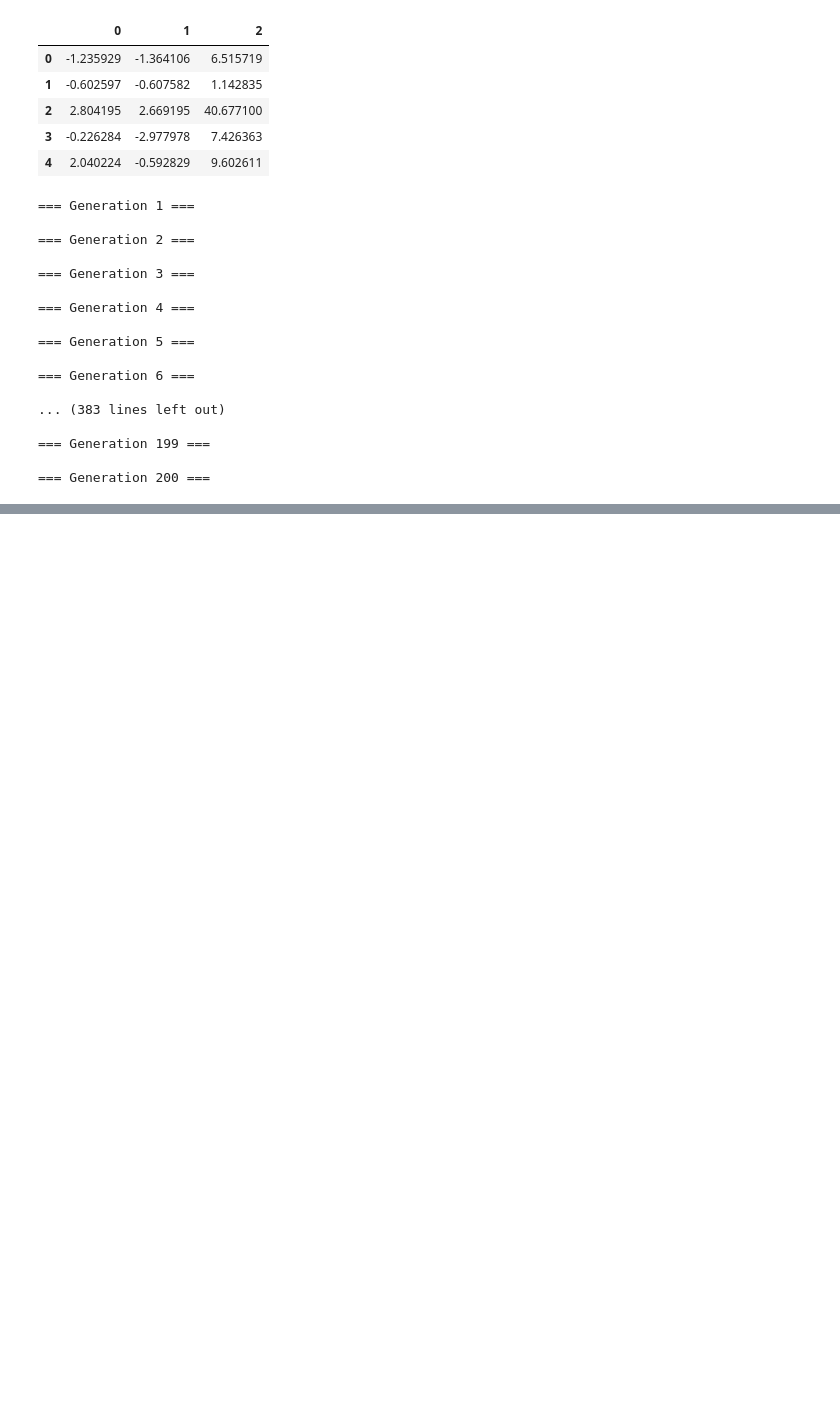
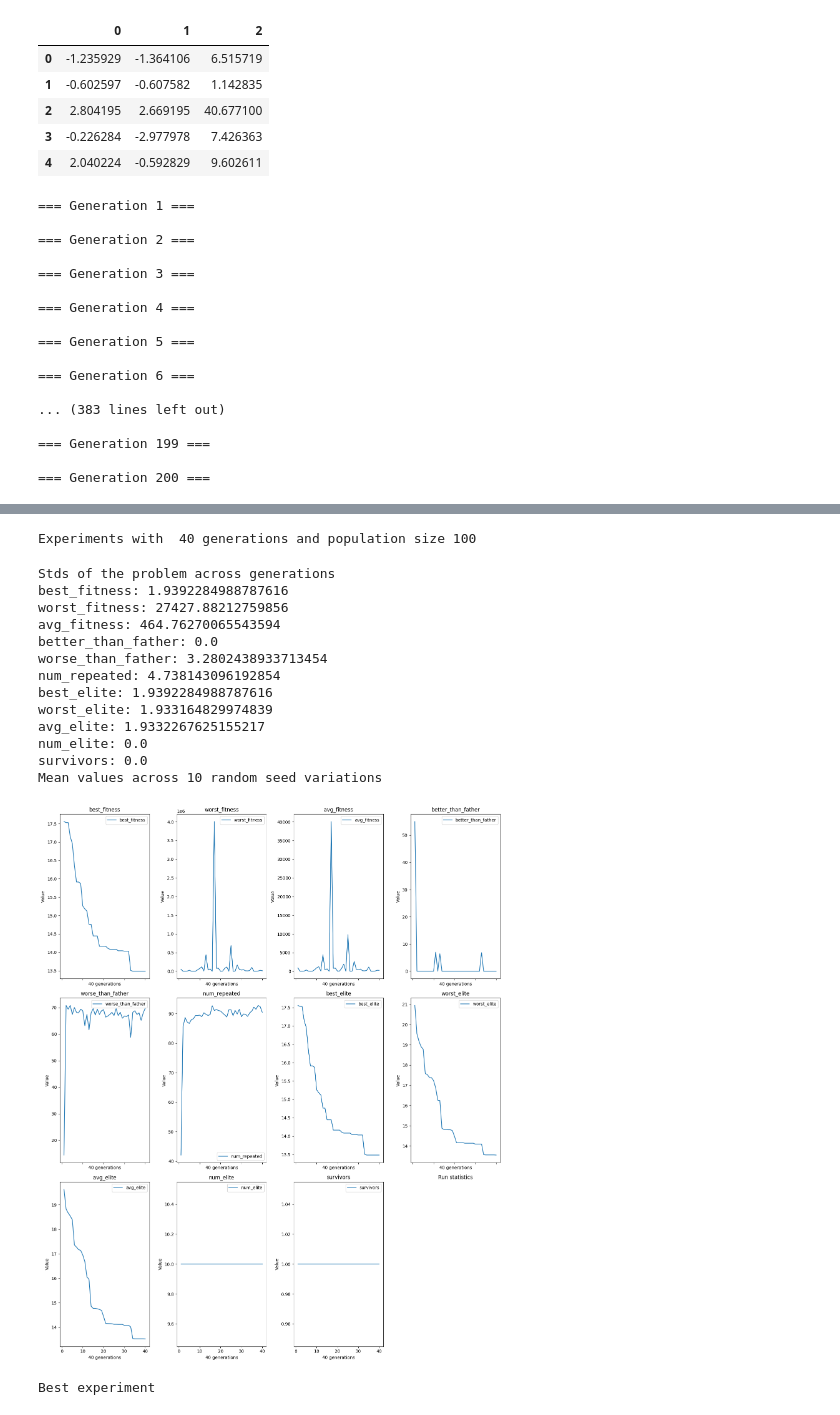
Before and after one commit to diogoneiss/Structured-Grammar-Evolution-in-Numba, a Jupyter notebook: tp1.ipynb, the cells around one changed output, grey strips where cells are left out. Cells and saved outputs as stored; diff of their text form; code cells hidden in the pictures; blank space fills up the shorter version.

```diff
--- a/tp1.ipynb
+++ b/tp1.ipynb
@@ -98,10 +180,16 @@ def median_absolute_deviation(data):
 
 test_file = "synth1/synth1-test.csv"
 
-def selection_lexicase_wrapper(gnotype_list, grammar, NODE_TYPE, GENOTYPE_TYPE):
+def selection_lexicase_wrapper(gnotype_list, grammar, NODE_TYPE, GENOTYPE_TYPE, tournament_size=2):
     df_test = pd.read_csv(test_file, header=None)
     variable_values_test, y_values_test = parse_df(df_test)
-    return selection_epsilon_lexicase(gnotype_list, variable_values_test, y_values_test, grammar, NODE_TYPE, GENOTYPE_TYPE)
+    expected_selection = np.ceil(len(gnotype_list) / tournament_size)
+    solutions = set()
+    while (len(solutions) < expected_selection):
+        solutions.add(selection_epsilon_lexicase(gnotype_list, variable_values_test, y_values_test, grammar, NODE_TYPE, GENOTYPE_TYPE))
+        print(f"Current {len(solutions)} elements selected.")
+        print(solutions)
+    return solutions
 @njit
 def get_random_indices(num_cases):
     # Generate a list of indices
@@ -166,12 +254,12 @@ def selection_epsilon_lexicase(genotype_list, variables_values_test, y_values_te
         #for idx, candidate in enumerate(candidates):
         #    if current_case_fitness[idx] <= best_fitness + epsilon:
         #        candidates.append(candidate)
-    if len(candidates) > 1:
-        picked_index = random_int(0, len(candidates) - 1)
-        return candidates[picked_index]
-    else:
-        return candidates[0]
-
+    #if len(candidates) > 1:
+    #    picked_index = random_int(0, len(candidates) - 1)
+    #    return candidates[picked_index]
+    #else:
+    #    return candidates[0]
+    return candidates
 
 def next_generation(genotype_list,
                     grammar: dict,
@@ -545,36 +637,54 @@ def run_random_variations(train_filename, run_parameters, base_seed=0):
 
         # get the best fitness from the last generation
         best_fitness_current = stats[-1, 0]
         if best_fitness_current < best_fitness_value:
             best_fitness_value = best_fitness_current
             best_fitness_experiment = i
 
 
-    aggregate = np.mean(stats_list, axis=0)
+    mean_stats = np.mean(stats_list, axis=0)
 
-    stds_problem = np.std(stats_list, axis=0)
+    stds_across_stats = np.std(stats_list, axis=0)
 
     print("Stds of the problem across generations")
     for i in range(len(index_to_variable_name)):
-        print(f"{index_to_variable_name[i]}: {stds_problem[-1, i]}")
+        print(f"{index_to_variable_name[i]}: {stds_across_stats[-1, i]}")
 
 
     print(f"Mean values across {random_iterations} random seed variations")
-    plot_stats(aggregate, index_to_variable_name)
+    plot_stats(mean_stats, index_to_variable_name)
     print("Best experiment")
     plot_stats(stats_list[best_fitness_experiment], index_to_variable_name)
 
-    return aggregate,stats_list[best_fitness_experiment],  final_genotypes_list[best_fitness_experiment], final_used_grammar
+    return mean_stats, stats_list[best_fitness_experiment],  final_genotypes_list[best_fitness_experiment], stds_across_stats, final_used_grammar
 
 
 
 run_parameters = {
     "generations": 40,
     "population_size": 100,
     "max_depth": 5,
     "p_mutation": 0.2,
     "p_crossover": 0.6,
     "elite_percentage": 0.1,
     "tournament_size": 2
 }
-agg, best_gen_stats, best_genotypes, grammar = run_random_variations("synth1/synth1-train.csv", run_parameters, 0)
+
+agg, best_gen_stats, best_genotypes, stds, grammar = run_random_variations("synth1/synth1-train.csv", run_parameters, 0)
+# %% [output]
+Experiments with  40 generations and population size 100
+Stds of the problem across generations
+best_fitness: 1.9392284988787616
+worst_fitness: 27427.88212759856
+avg_fitness: 464.76270065543594
+better_than_father: 0.0
+worse_than_father: 3.2802438933713454
+num_repeated: 4.738143096192854
+best_elite: 1.9392284988787616
+worst_elite: 1.933164829974839
+avg_elite: 1.9332267625155217
+num_elite: 0.0
+survivors: 0.0
+Mean values across 10 random seed variations
+[figure, added]
+Best experiment
```
Also changed, not shown: parts of 8 cells of this notebook, 1 other file.
